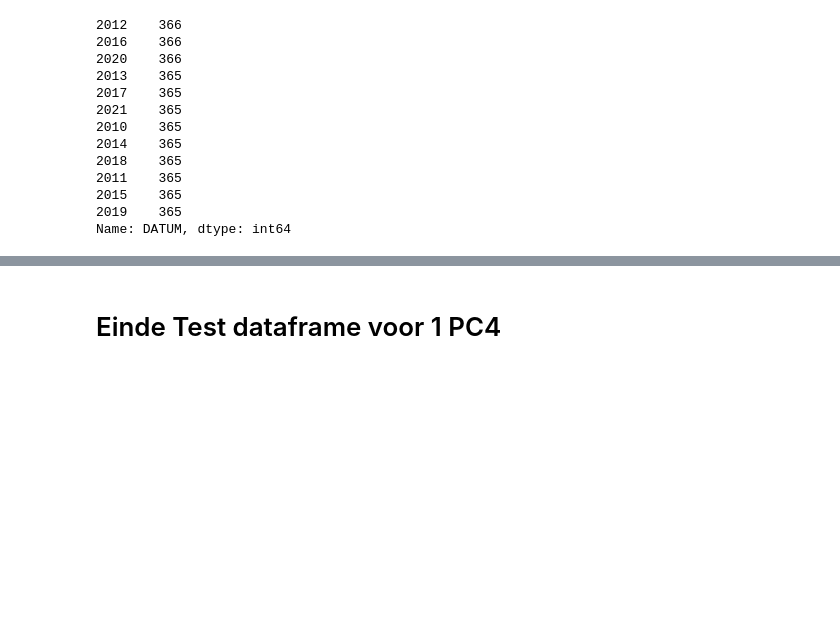
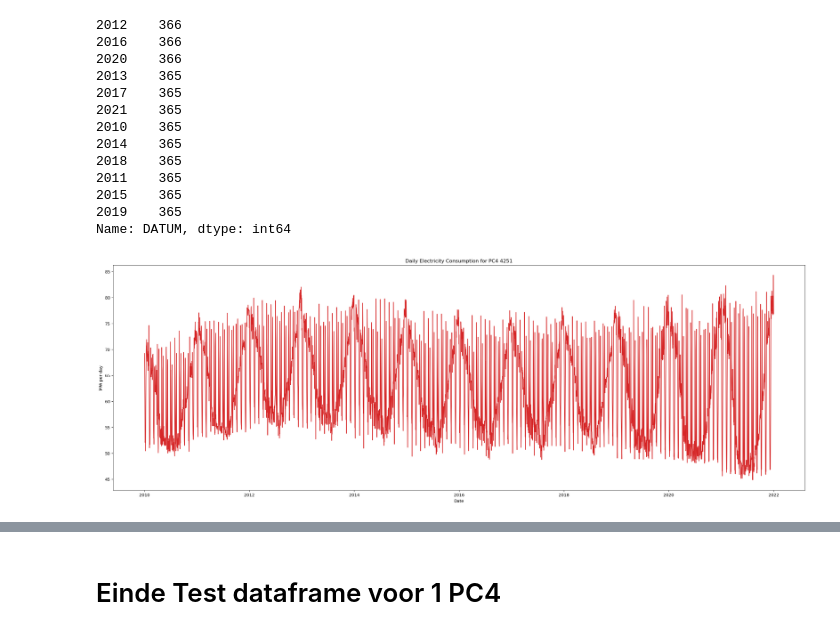
Before and after one commit to processminery/jads_enexis, a Jupyter notebook: notebooks/Kleinverbruik x NEDU.ipynb, the cells around one changed output, grey strips where cells are left out. Cells and saved outputs as stored; diff of their text form; code cells hidden in the pictures; blank space fills up the shorter version.

```diff
--- a/notebooks/Kleinverbruik x NEDU.ipynb
+++ b/notebooks/Kleinverbruik x NEDU.ipynb
@@ -187,3 +200,14 @@ df_sample_pc4.index.year.value_counts()
 2015    365
 2019    365
 Name: DATUM, dtype: int64
+# %%
+# Time series plot
+def plot_df(df, x, y, title="", xlabel='Date', ylabel='MW per day', dpi=100):
+    plt.figure(figsize=(30,10), dpi=dpi)
+    plt.plot(x, y, color='tab:red')
+    plt.gca().set(title=title, xlabel=xlabel, ylabel=ylabel)
+    plt.show()
+
+plot_df(df_sample_pc4, x=df_sample_pc4.index, y=df_sample_pc4['VERBRUIK'], title='Daily Electricity Consumption for PC4 4251')
+# %% [output]
+[figure, added]
```
Also changed, not shown: parts of 13 cells of this notebook, 2 other files.
